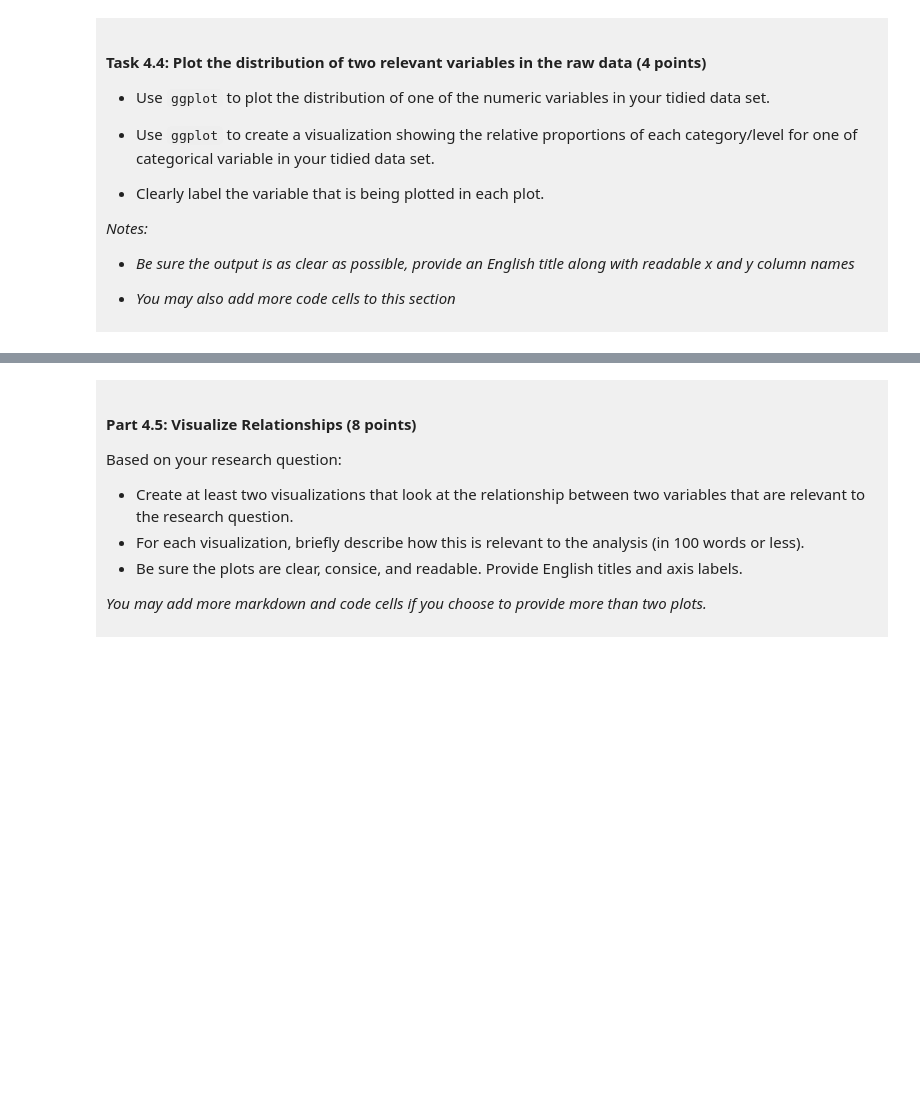
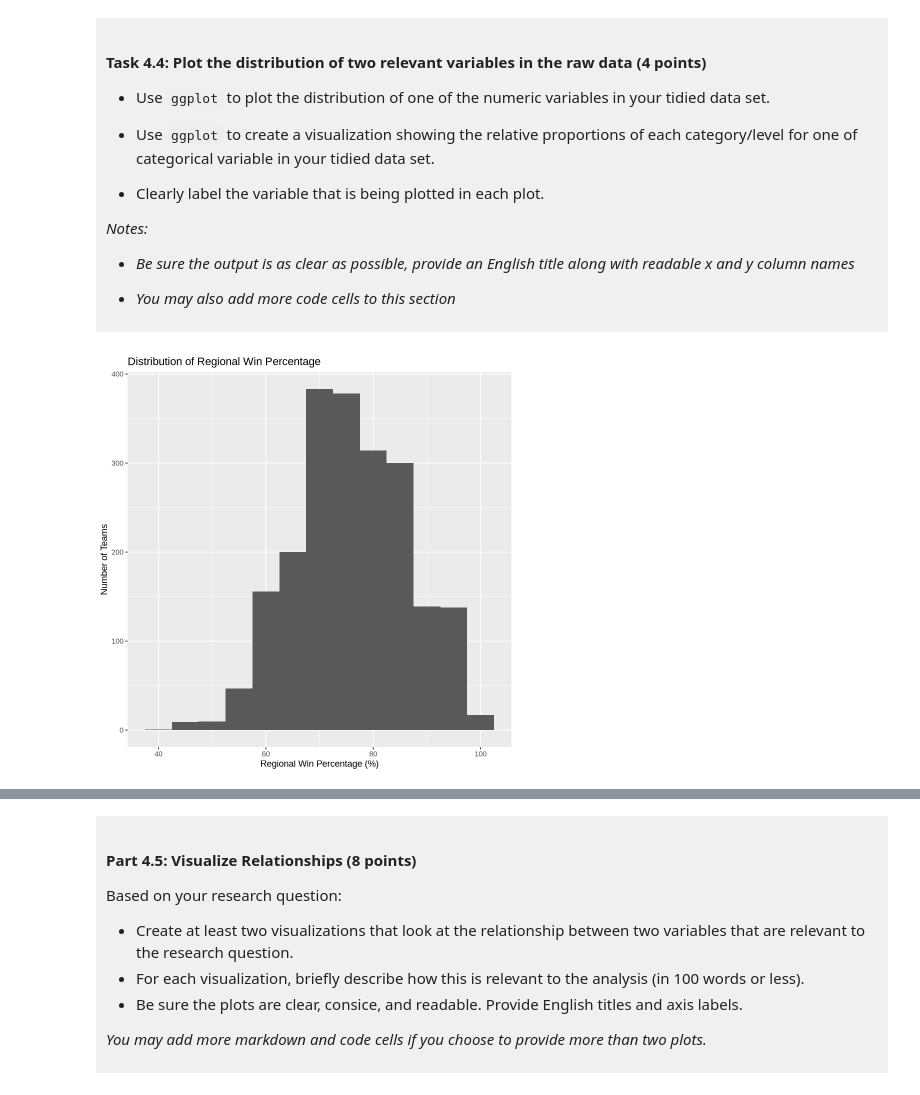
Before and after one commit to Avin-mo/dsci-100-project-avin-motie, a Jupyter notebook: dsci-100-project-notebook.ipynb, the cells around one changed output, grey strips where cells are left out. Drawn from its saved outputs; the diff is of its cells as text; code cells hidden in the pictures; blank space fills up the shorter version.

Commit message:
Finished Task 4.4: plotted the distribution of reg_wins_pct and first_game_at_home

```diff
--- a/dsci-100-project-notebook.ipynb
+++ b/dsci-100-project-notebook.ipynb
@@ -339,5 +329,11 @@ A tibble: 2 × 2
 </div>
 # %%
 ### EDIT THIS CODE CELL FOR PLOT 1 ###
+reg_wins_pct_plot <- ggplot(clean_full_data, aes(x = reg_wins_pct)) +
+                    geom_histogram(binwidth = 5) +
+                    labs(x = "Regional Win Percentage (%)", y = "Number of Teams", title = "Distribution of Regional Win Percentage")
+reg_wins_pct_plot
+# %% [output]
+[figure, added]
 # %%
 ### EDIT THIS CODE CELL FOR PLOT 2 ###
```
Also changed, not shown: parts of 3 cells of this notebook.
